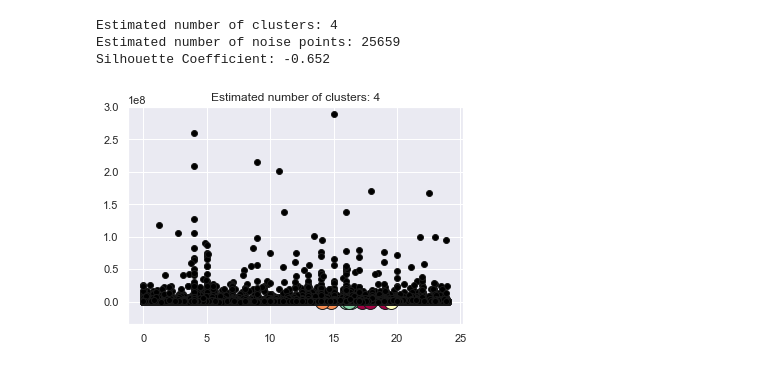
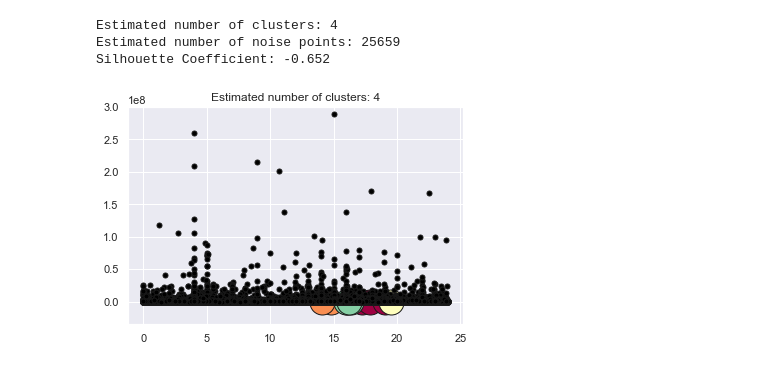
Before and after one commit to shyam100v/cs4641Project, a Jupyter notebook: DBSCAN_publishingHour.ipynb, the cells around one changed output. Cells and saved outputs as stored; diff of their text form; code cells hidden in the pictures.

```diff
--- a/DBSCAN_publishingHour.ipynb
+++ b/DBSCAN_publishingHour.ipynb
@@ -41,12 +41,12 @@ for k, col in zip(unique_labels, colors):
     xy = X[class_member_mask & samples_scores]
     plt.plot(xy[:, 0], xy[:, 1], 'o', markerfacecolor=col,
                                       markeredgecolor='k',
-                                      markersize=6)
+                                      markersize=16)
 
     xy = X[class_member_mask & ~samples_scores]
     plt.plot(xy[:, 0], xy[:, 1], 'o', markerfacecolor=col,
                                       markeredgecolor='k',
-                                      markersize=6)
+                                      markersize=16)
 
 #plt.title('number of clusters: %d' %n_clusters)
 plt.title('Popular Hour to Publish')
@@ -101,25 +101,25 @@ Silhouette Coefficient: -0.652
 # %%
 # Black removed and is used for noise instead.
 unique_labels = set(labels)
 colors = [plt.cm.Spectral(each)
           for each in np.linspace(0, 1, len(unique_labels))]
 for k, col in zip(unique_labels, colors):
     if k == -1:
         # Black used for noise.
         col = [0, 0, 0, 1]
 
     class_member_mask = (labels == k)
 
     xy = X[class_member_mask & core_samples_mask]
     plt.plot(xy[:, 0], xy[:, 1], 'o', markerfacecolor=tuple(col),
-             markeredgecolor='k', markersize=14)
+             markeredgecolor='k', markersize=25)
 
     xy = X[class_member_mask & ~core_samples_mask]
     plt.plot(xy[:, 0], xy[:, 1], 'o', markerfacecolor=tuple(col),
-             markeredgecolor='k', markersize=6)
+             markeredgecolor='k', markersize=5)
 
 plt.title('Estimated number of clusters: %d' % n_clusters_)
 plt.ylim([-35000000, 300000000])
 plt.show()
 # %% [output]
-[figure, old version]
+[figure, new version]
```
Also changed, not shown: parts of 1 cell of this notebook.
